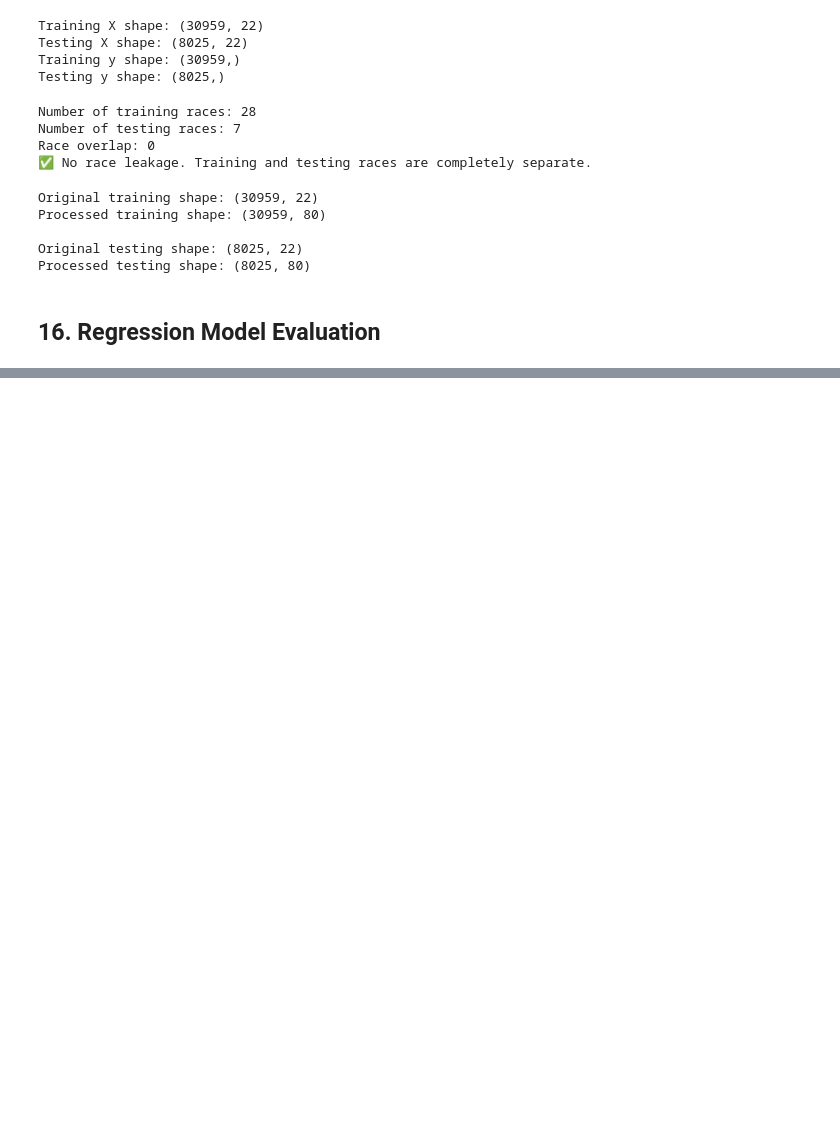
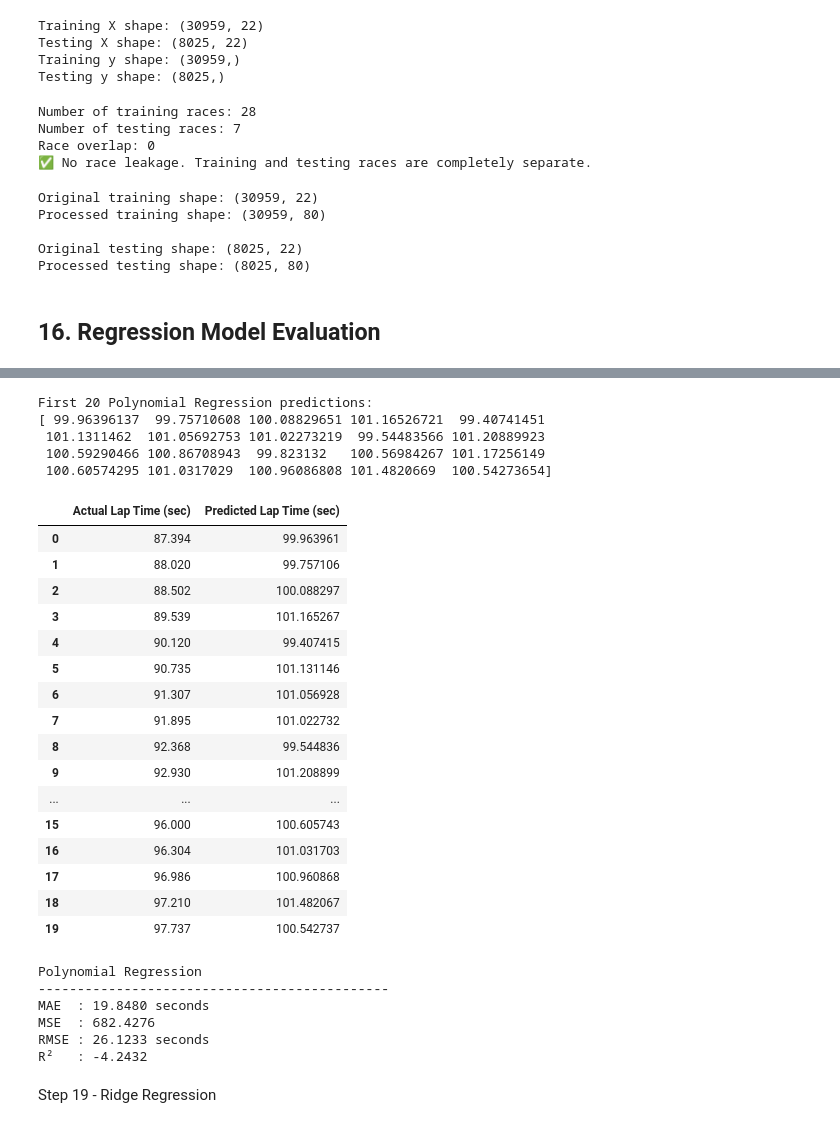
Before and after one commit to TejhashwiniCB/23CSE301-ML-Capstone, a Jupyter notebook: notebooks/regression.ipynb, the cells around one changed output, grey strips where cells are left out. Cells and saved outputs as stored; diff of their text form; code cells hidden in the pictures; blank space fills up the shorter version.

```diff
--- a/notebooks/regression.ipynb
+++ b/notebooks/regression.ipynb
@@ -706,0 +796,74 @@ def evaluate_model(name, model):
+# %%
+# Polynomial Regression with regularization
+polynomial_model = Ridge(alpha=10.0)
+
+polynomial_model.fit(
+    X_train_poly,
+    y_train
+)
+
+# Predict
+y_pred_poly = polynomial_model.predict(X_test_poly)
+
+print("First 20 Polynomial Regression predictions:")
+print(y_pred_poly[:20])
+# %% [output]
+First 20 Polynomial Regression predictions:
+[ 99.96396137  99.75710608 100.08829651 101.16526721  99.40741451
+ 101.1311462  101.05692753 101.02273219  99.54483566 101.20889923
+ 100.59290466 100.86708943  99.823132   100.56984267 101.17256149
+ 100.60574295 101.0317029  100.96086808 101.4820669  100.54273654]
+# %%
+polynomial_comparison = pd.DataFrame({
+    "Actual Lap Time (sec)": y_test.values,
+    "Predicted Lap Time (sec)": y_pred_poly
+})
+
+display(polynomial_comparison.head(20))
+# %% [output]
+|  | Actual Lap Time (sec) | Predicted Lap Time (sec) |
+| 0 | 87.394 | 99.963961 |
+| 1 | 88.020 | 99.757106 |
+| 2 | 88.502 | 100.088297 |
+| 3 | 89.539 | 101.165267 |
+| 4 | 90.120 | 99.407415 |
+| 5 | 90.735 | 101.131146 |
+| 6 | 91.307 | 101.056928 |
+| 7 | 91.895 | 101.022732 |
+| 8 | 92.368 | 99.544836 |
+| 9 | 92.930 | 101.208899 |
+| ... | ... | ... |
+| 15 | 96.000 | 100.605743 |
+| 16 | 96.304 | 101.031703 |
+| 17 | 96.986 | 100.960868 |
+| 18 | 97.210 | 101.482067 |
+| 19 | 97.737 | 100.542737 |
+# %%
+mae_poly = mean_absolute_error(y_test, y_pred_poly)
+mse_poly = mean_squared_error(y_test, y_pred_poly)
+rmse_poly = np.sqrt(mse_poly)
+r2_poly = r2_score(y_test, y_pred_poly)
+
+results.append({
+    "Model": "Polynomial Regression",
+    "MAE": mae_poly,
+    "MSE": mse_poly,
+    "RMSE": rmse_poly,
+    "R2": r2_poly
+})
+
+print("Polynomial Regression")
+print("-" * 45)
+print(f"MAE  : {mae_poly:.4f} seconds")
+print(f"MSE  : {mse_poly:.4f}")
+print(f"RMSE : {rmse_poly:.4f} seconds")
+print(f"R²   : {r2_poly:.4f}")
+# %% [output]
+Polynomial Regression
+---------------------------------------------
+MAE  : 19.8480 seconds
+MSE  : 682.4276
+RMSE : 26.1233 seconds
+R²   : -4.2432
+# %% [markdown]
+Step 19 - Ridge Regression
```
Also changed, not shown: parts of 17 cells of this notebook.
